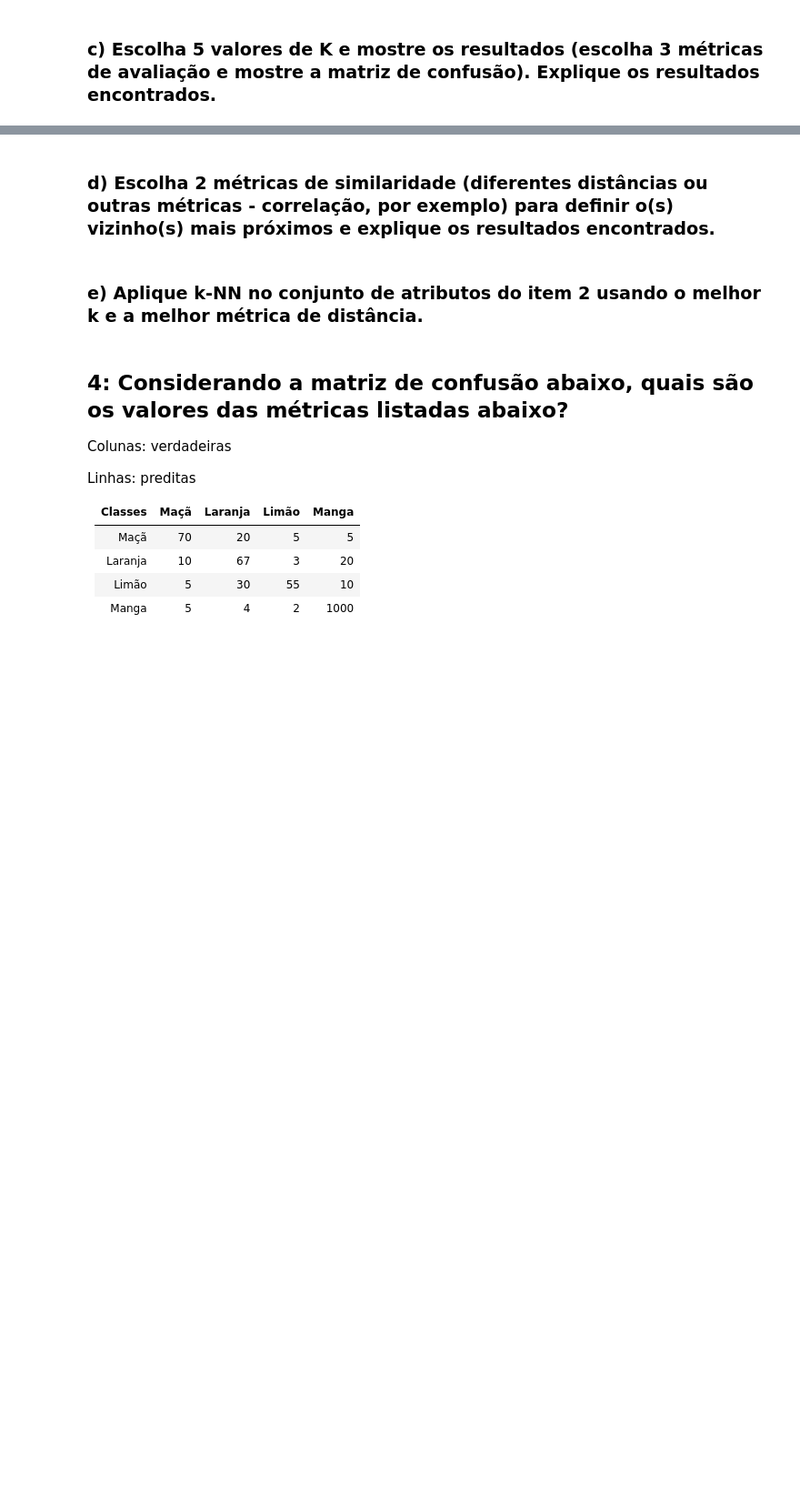
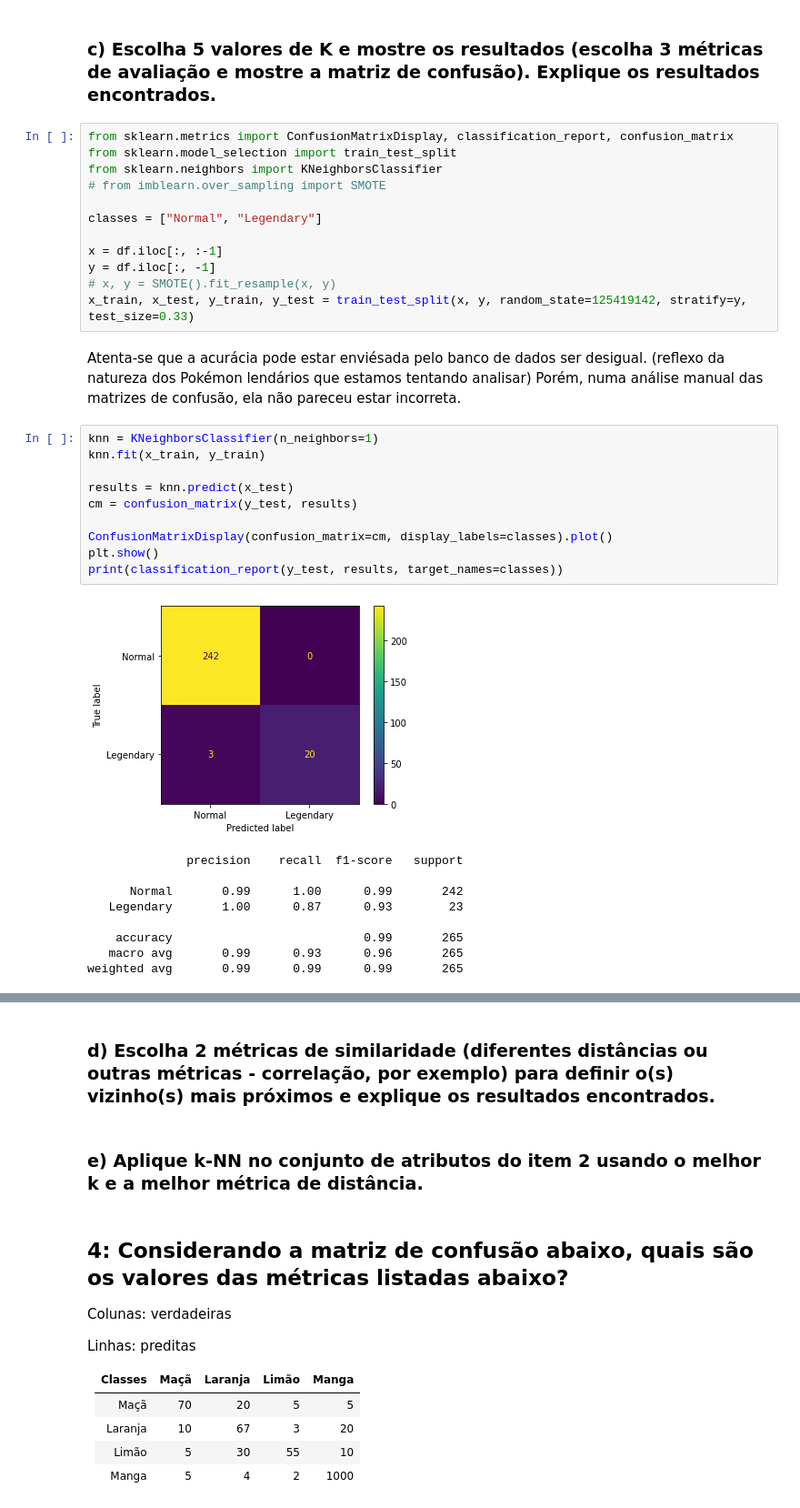
Before and after one commit to hyoretsu/ia, a Jupyter notebook: prova1.ipynb, the cells around one changed output, grey strips where cells are left out. Shown: that part at 91% size. Drawn from its saved outputs; the diff is of its cells as text; blank space fills up the shorter version.

```diff
--- a/prova1.ipynb
+++ b/prova1.ipynb
@@ -125,2 +125,36 @@ plt.show()
 # %% [markdown]
 ### c) Escolha 5 valores de K e mostre os resultados (escolha 3 métricas de avaliação e mostre a matriz de confusão). Explique os resultados encontrados.
+# %%
+from sklearn.metrics import ConfusionMatrixDisplay, classification_report, confusion_matrix
+from sklearn.model_selection import train_test_split
+from sklearn.neighbors import KNeighborsClassifier
+# from imblearn.over_sampling import SMOTE
+
+classes = ["Normal", "Legendary"]
+
+x = df.iloc[:, :-1]
+y = df.iloc[:, -1]
+# x, y = SMOTE().fit_resample(x, y)
+x_train, x_test, y_train, y_test = train_test_split(x, y, random_state=125419142, stratify=y, test_size=0.33)
+# %% [markdown]
+Atenta-se que a acurácia pode estar enviésada pelo banco de dados ser desigual. (reflexo da natureza dos Pokémon lendários que estamos tentando analisar) Porém, numa análise manual das matrizes de confusão, ela não pareceu estar incorreta.
+# %%
+knn = KNeighborsClassifier(n_neighbors=1)
+knn.fit(x_train, y_train)
+
+results = knn.predict(x_test)
+cm = confusion_matrix(y_test, results)
+
+ConfusionMatrixDisplay(confusion_matrix=cm, display_labels=classes).plot()
+plt.show()
+print(classification_report(y_test, results, target_names=classes))
+# %% [output]
+[figure, added]
+              precision    recall  f1-score   support
+
+      Normal       0.99      1.00      0.99       242
+   Legendary       1.00      0.87      0.93        23
+
+    accuracy                           0.99       265
+   macro avg       0.99      0.93      0.96       265
+weighted avg       0.99      0.99      0.99       265
```
Also changed, not shown: parts of 13 cells of this notebook.
